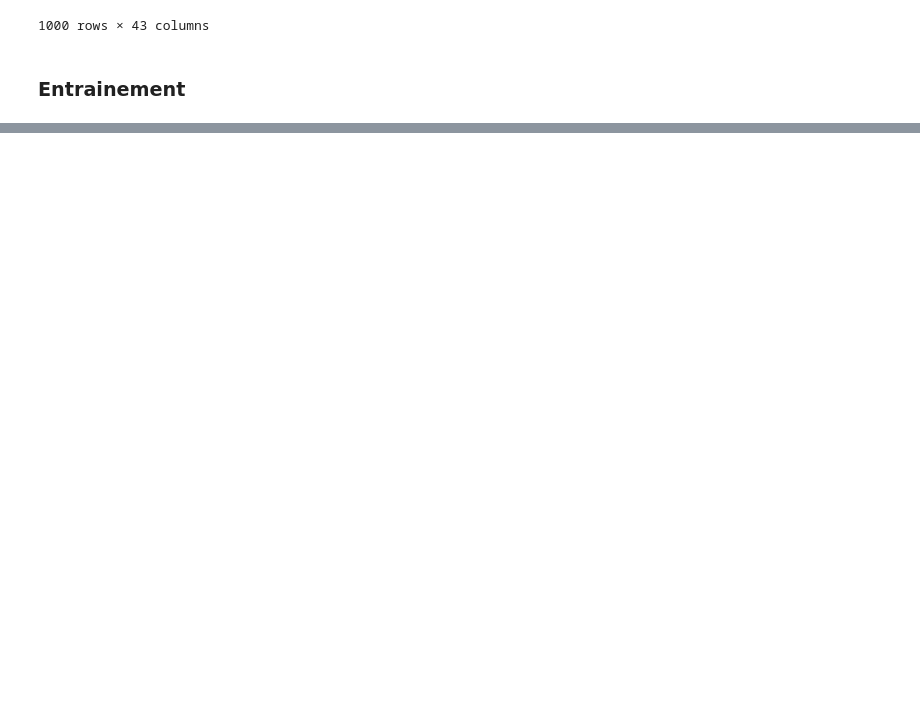
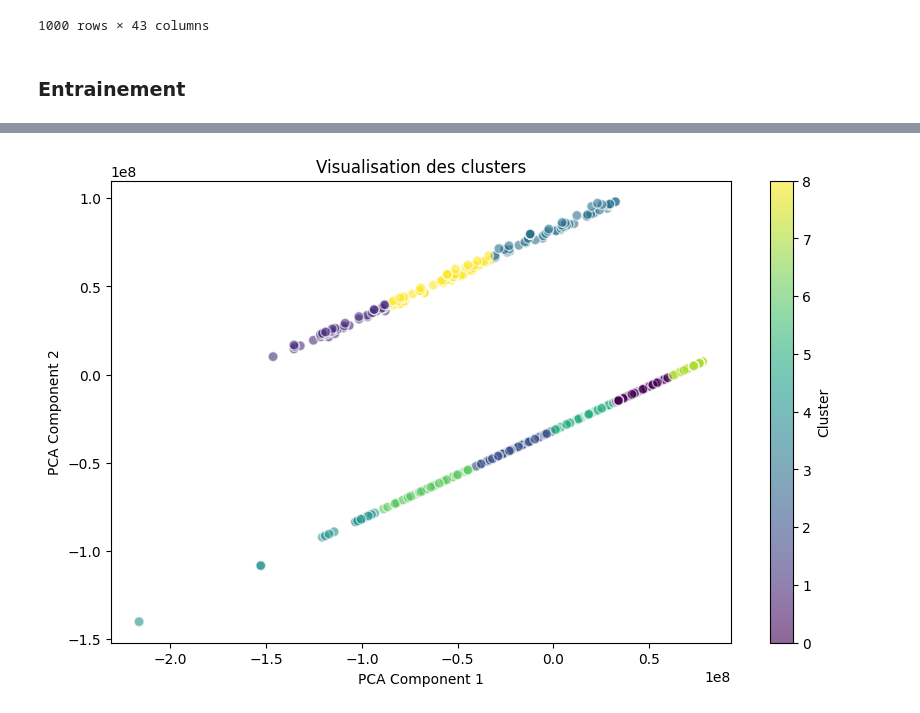
Before and after one commit to Rimekus13/Projet_Machine_Learning, a Jupyter notebook: src/notebooks/Notebook_1.ipynb, the cells around one changed output, grey strips where cells are left out. Drawn from its saved outputs; the diff is of its cells as text; code cells hidden in the pictures; blank space fills up the shorter version.

```diff
--- a/src/notebooks/Notebook_1.ipynb
+++ b/src/notebooks/Notebook_1.ipynb
@@ -123,0 +135,3 @@ df
+# %%
+predictions = predict_data(model, df_num)
+predictions
@@ -123,0 +156,8 @@ df
+# %%
+import pandas as pd
+
+# Ajouter les prédictions au DataFrame
+df_num['Cluster'] = predictions
+
+# Afficher les premières lignes du DataFrame avec les clusters
+print(df_num.head())
@@ -123,0 +182,18 @@ df
+# %%
+import matplotlib.pyplot as plt
+from sklearn.decomposition import PCA
+
+# Réduire les dimensions à 2 pour la visualisation
+pca = PCA(n_components=2)
+df_pca = pca.fit_transform(df_num.drop(columns=['Cluster']))
+
+# Visualiser les clusters
+plt.figure(figsize=(10, 6))
+plt.scatter(df_pca[:, 0], df_pca[:, 1], c=predictions, cmap='viridis', alpha=0.6, edgecolors='w', s=50)
+plt.xlabel('PCA Component 1')
+plt.ylabel('PCA Component 2')
+plt.title('Visualisation des clusters')
+plt.colorbar(label='Cluster')
+plt.show()
+# %% [output]
+[figure, added]
```
Also changed, not shown: parts of 8 cells of this notebook, 1 other file.
